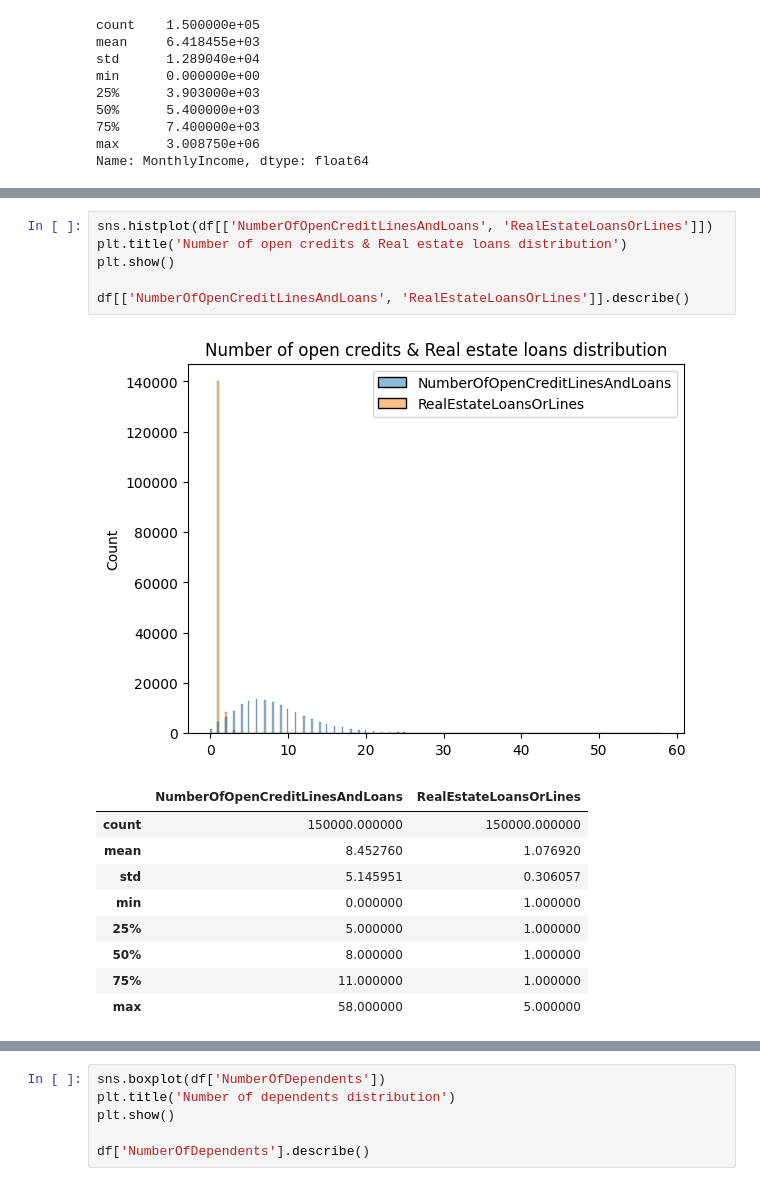
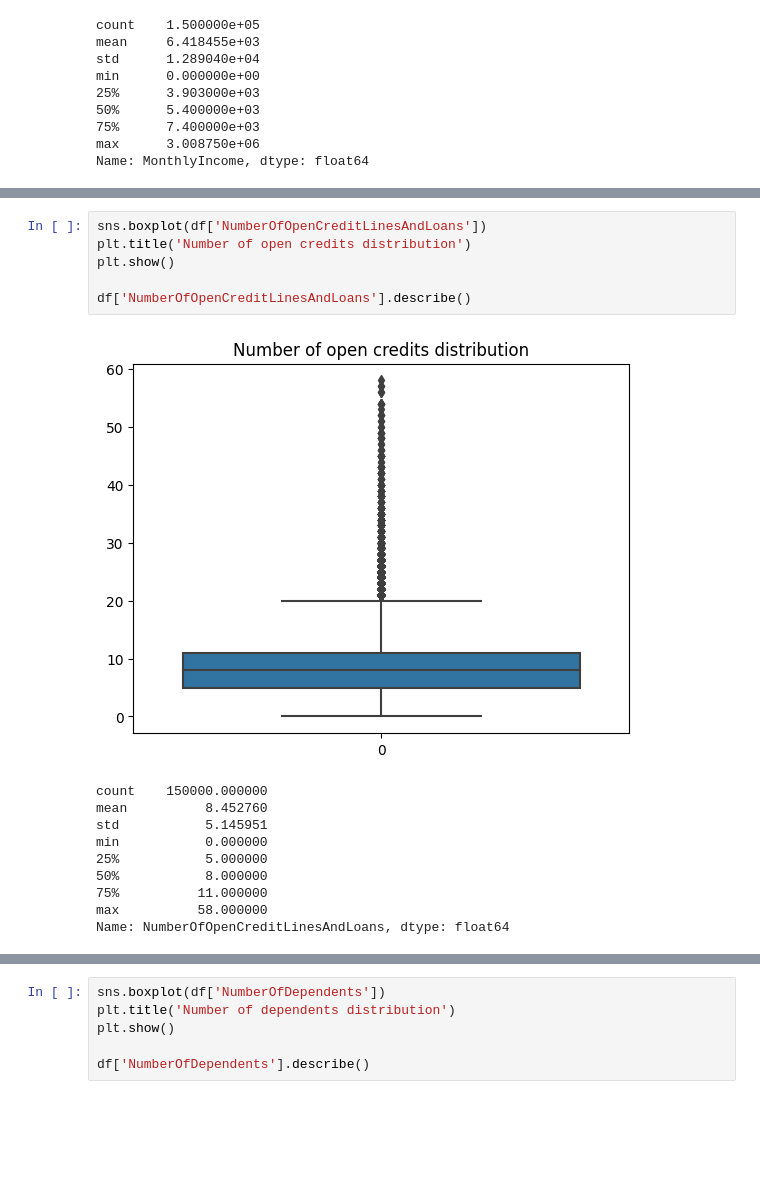
Before and after one commit to h4cktivist/credit-scoring-ML, a Jupyter notebook: Credit_scoring.ipynb, the cells around one changed output, grey strips where cells are left out. Drawn from its saved outputs; the diff is of its cells as text; blank space fills up the shorter version.

```diff
--- a/Credit_scoring.ipynb
+++ b/Credit_scoring.ipynb
@@ -230,17 +259,17 @@ Name: MonthlyIncome, dtype: float64
 # %%
-sns.histplot(df[['NumberOfOpenCreditLinesAndLoans', 'RealEstateLoansOrLines']])
-plt.title('Number of open credits & Real estate loans distribution')
+sns.boxplot(df['NumberOfOpenCreditLinesAndLoans'])
+plt.title('Number of open credits distribution')
 plt.show()
 
-df[['NumberOfOpenCreditLinesAndLoans', 'RealEstateLoansOrLines']].describe()
+df['NumberOfOpenCreditLinesAndLoans'].describe()
 # %% [output]
-[figure, old version]
+[figure, new version]
-|  | NumberOfOpenCreditLinesAndLoans | RealEstateLoansOrLines |
-| count | 150000.000000 | 150000.000000 |
-| mean | 8.452760 | 1.076920 |
-| std | 5.145951 | 0.306057 |
-| min | 0.000000 | 1.000000 |
-| 25% | 5.000000 | 1.000000 |
-| 50% | 8.000000 | 1.000000 |
-| 75% | 11.000000 | 1.000000 |
-| max | 58.000000 | 5.000000 |
+count    150000.000000
+mean          8.452760
+std           5.145951
+min           0.000000
+25%           5.000000
+50%           8.000000
+75%          11.000000
+max          58.000000
+Name: NumberOfOpenCreditLinesAndLoans, dtype: float64
```
Also changed, not shown: parts of 36 cells of this notebook.
